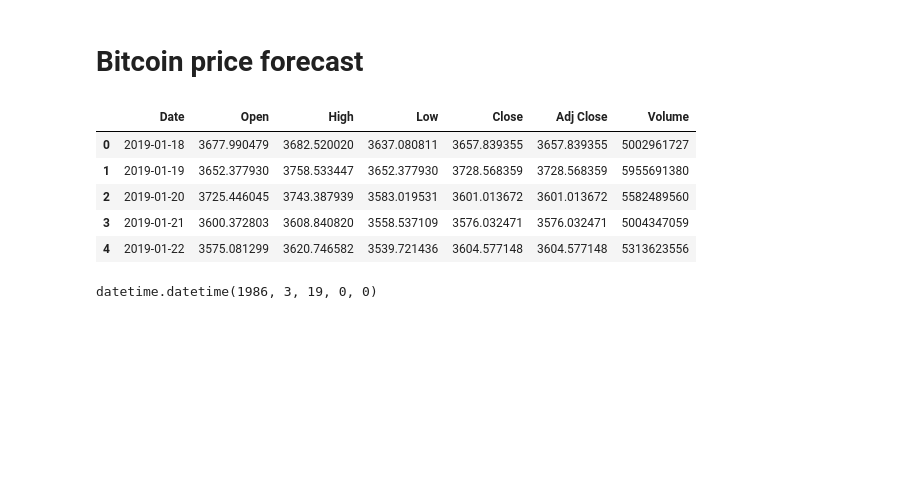
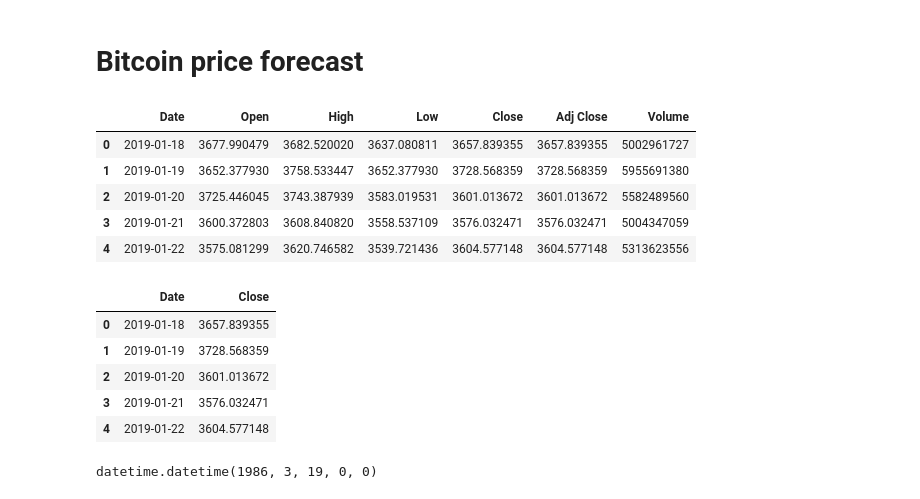
Before and after one commit to Lucas-CE/Bitcoin-forecast, a Jupyter notebook: Problem-2/percentage_win_classfication_improving.ipynb, the cells around one changed output. Saved outputs shown, nothing was run; the diff lists cells and outputs as text; code cells hidden in the pictures; blank space fills up the shorter version.

```diff
--- a/Problem-2/percentage_win_classfication_improving.ipynb
+++ b/Problem-2/percentage_win_classfication_improving.ipynb
@@ -16,6 +16,16 @@ df.head()
 | 2 | 2019-01-20 | 3725.446045 | 3743.387939 | 3583.019531 | 3601.013672 | 3601.013672 | 5582489560 |
 | 3 | 2019-01-21 | 3600.372803 | 3608.840820 | 3558.537109 | 3576.032471 | 3576.032471 | 5004347059 |
 | 4 | 2019-01-22 | 3575.081299 | 3620.746582 | 3539.721436 | 3604.577148 | 3604.577148 | 5313623556 |
+# %%
+df = df[['Date', 'Close']]
+df.head()
+# %% [output]
+|  | Date | Close |
+| 0 | 2019-01-18 | 3657.839355 |
+| 1 | 2019-01-19 | 3728.568359 |
+| 2 | 2019-01-20 | 3601.013672 |
+| 3 | 2019-01-21 | 3576.032471 |
+| 4 | 2019-01-22 | 3604.577148 |
 # %%
 def str_to_datetime(s):
   split = s.split('-')
```
Also changed, not shown: parts of 16 cells of this notebook.
